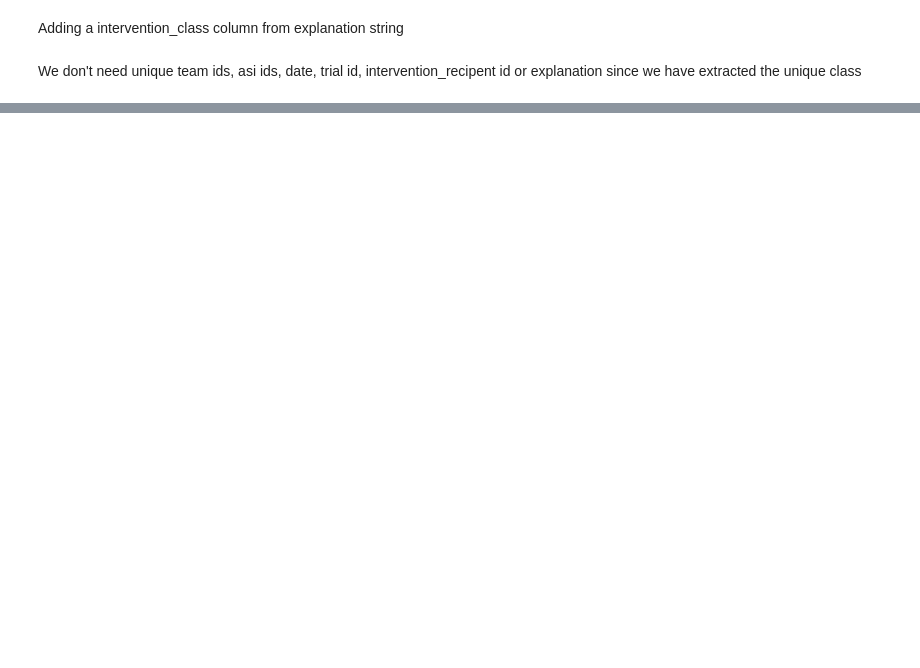
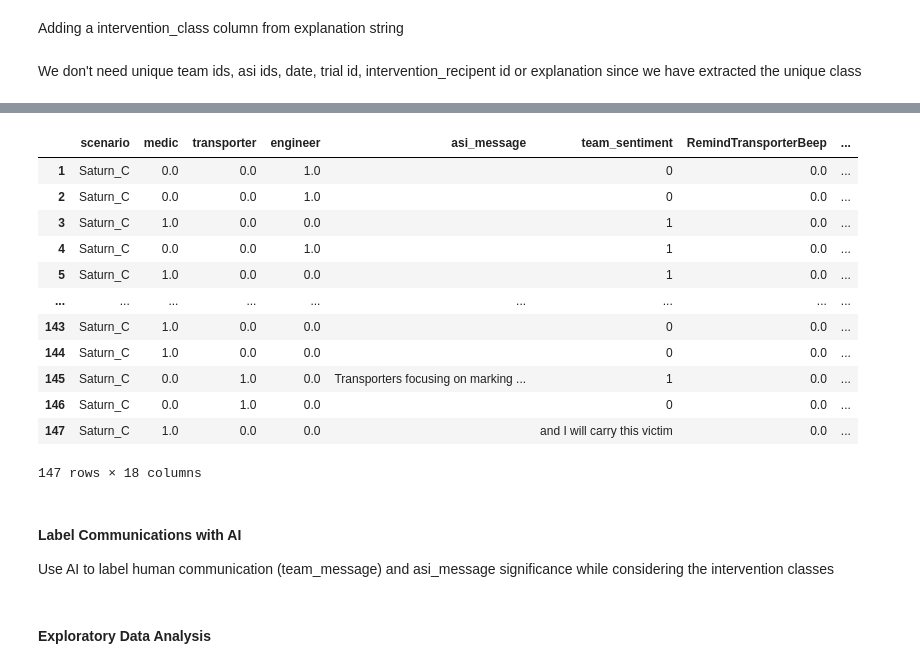
Before and after one commit to ashworks1706/CHART-ASIST-LAB, a Jupyter notebook: Study3_Analysis/main.ipynb, the cells around one changed output, grey strips where cells are left out. Cells and saved outputs as stored; diff of their text form; code cells hidden in the pictures; blank space fills up the shorter version.

```diff
--- a/Study3_Analysis/main.ipynb
+++ b/Study3_Analysis/main.ipynb
@@ -208,0 +330,28 @@ memory usage: 51.0+ KB
+# %%
+df.rename(columns={'team_message': 'team_sentiment'}, inplace=True)
+# %%
+df.dropna(inplace=True)
+# %%
+for i in df.columns:
+    if not isinstance(df[i], object):
+        df[i] = df[i].astype(int)
+# %%
+df
+# %% [output]
+|  | scenario | medic | transporter | engineer | asi_message | team_sentiment | RemindTransporterBeep | ... |
+| 1 | Saturn_C | 0.0 | 0.0 | 1.0 |  | 0 | 0.0 | ... |
+| 2 | Saturn_C | 0.0 | 0.0 | 1.0 |  | 0 | 0.0 | ... |
+| 3 | Saturn_C | 1.0 | 0.0 | 0.0 |  | 1 | 0.0 | ... |
+| 4 | Saturn_C | 0.0 | 0.0 | 1.0 |  | 1 | 0.0 | ... |
+| 5 | Saturn_C | 1.0 | 0.0 | 0.0 |  | 1 | 0.0 | ... |
+| ... | ... | ... | ... | ... | ... | ... | ... | ... |
+| 143 | Saturn_C | 1.0 | 0.0 | 0.0 |  | 0 | 0.0 | ... |
+| 144 | Saturn_C | 1.0 | 0.0 | 0.0 |  | 0 | 0.0 | ... |
+| 145 | Saturn_C | 0.0 | 1.0 | 0.0 | Transporters focusing on marking ... | 1 | 0.0 | ... |
+| 146 | Saturn_C | 0.0 | 1.0 | 0.0 |  | 0 | 0.0 | ... |
+| 147 | Saturn_C | 1.0 | 0.0 | 0.0 |  | and I will carry this victim | 0.0 | ... |
+147 rows × 18 columns
+# %% [markdown]
+#### Label Communications with AI
+
+Use AI to label human communication (team_message) and asi_message significance while considering the intervention classes
@@ -208,0 +360,2 @@ memory usage: 51.0+ KB
+# %% [markdown]
+#### Exploratory Data Analysis
```
Also changed, not shown: parts of 23 cells of this notebook, 4 other files.
